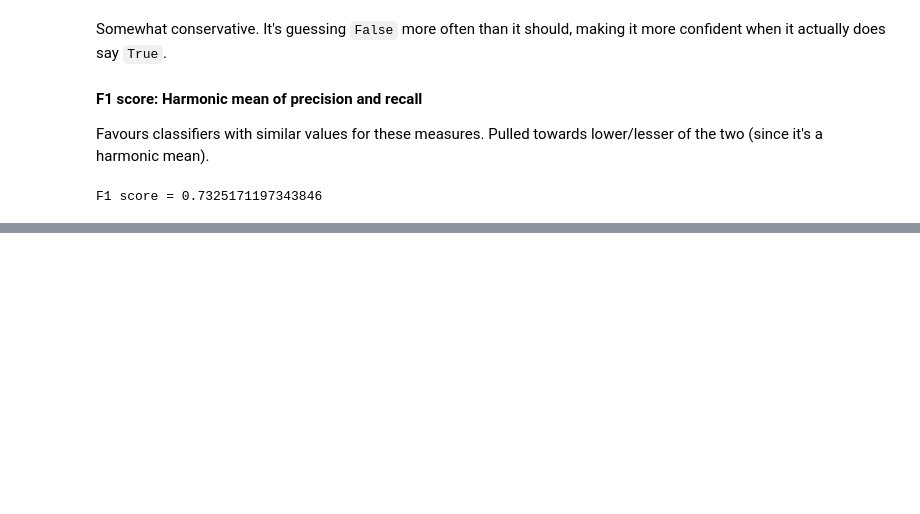
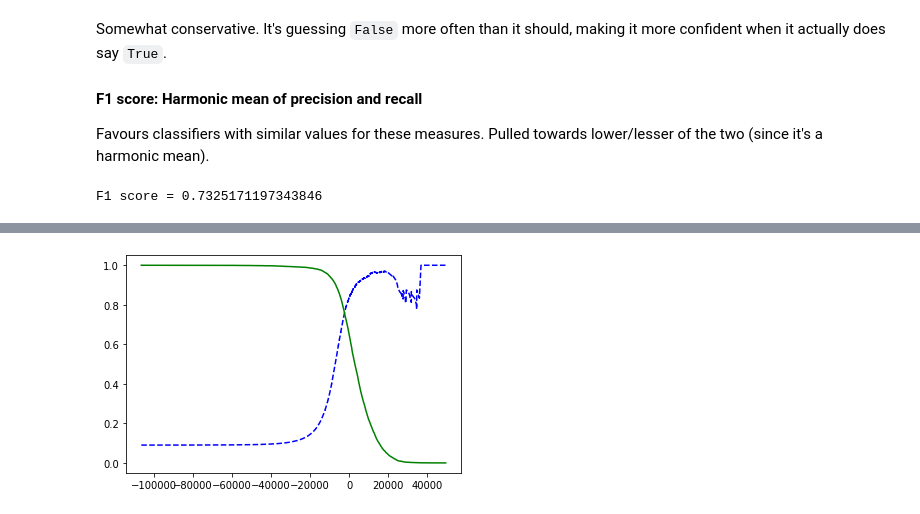
Before and after one commit to jarvisrob/hands-on-ml-book, a Jupyter notebook: Classification.ipynb, the cells around one changed output, grey strips where cells are left out. Drawn from its saved outputs; the diff is of its cells as text; code cells hidden in the pictures; blank space fills up the shorter version.

Commit message:
Exploring precision-recall trade-off by modifying the threshold

```diff
--- a/Classification.ipynb
+++ b/Classification.ipynb
@@ -174,0 +200,8 @@ F1 score = 0.7325171197343846
+# %%
+y_scores = cross_val_predict(sgd_clf, X_train, y_train_5, cv=3, method="decision_function")  # This method means return only the decision scores, don't make a prediction
+# %%
+from sklearn.metrics import precision_recall_curve
+
+precisions, recalls, thresholds = precision_recall_curve(y_train_5, y_scores)  # precision and recall calculated as function of thresholds
+
+thresholds
@@ -174,0 +218,9 @@ F1 score = 0.7325171197343846
+# %%
+def plot_precision_recall_vs_threshold(precisions, recalls, thresholds):
+    plt.plot(thresholds, precisions[:-1], "b--", label="Precision")
+    plt.plot(thresholds, recalls[:-1], "g-", label="Recall")
+
+plot_precision_recall_vs_threshold(precisions, recalls, thresholds)
+plt.show()
+# %% [output]
+[figure, added]
```
Also changed, not shown: parts of 12 cells of this notebook.
